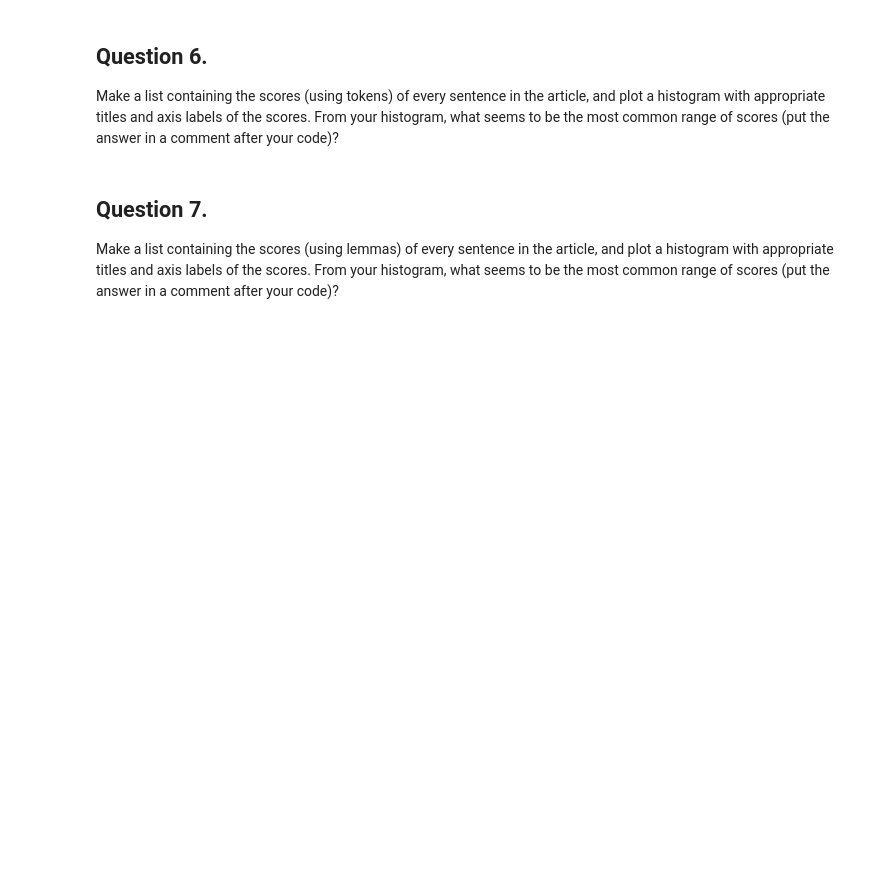
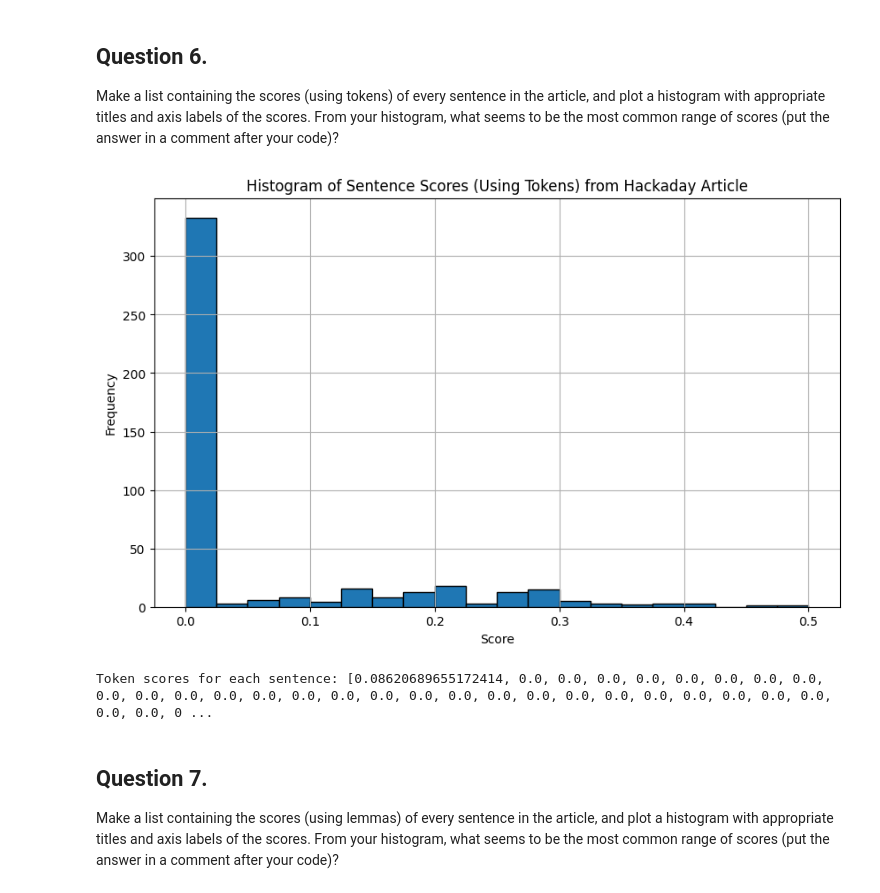
Before and after one commit to trentrueckert/mod6-web-scraping, a Jupyter notebook: web-scraping.ipynb, the cells around one changed output. Saved outputs shown, nothing was run; the diff lists cells and outputs as text; code cells hidden in the pictures; blank space fills up the shorter version.

```diff
--- a/web-scraping.ipynb
+++ b/web-scraping.ipynb
@@ -177,6 +230,63 @@ You may find some of the code from the in class notes useful; feel free to use m
 ## Question 6.
 
 Make a list containing the scores (using tokens) of every sentence in the article, and plot a histogram with appropriate titles and axis labels of the scores. From your histogram, what seems to be the most common range of scores (put the answer in a comment after your code)?
+# %%
+import matplotlib.pyplot as plt
+
+# Initialize the spaCy pipeline
+nlp = spacy.load("en_core_web_sm")
+
+# Parse the HTML content
+soup = BeautifulSoup(loaded_html, 'html.parser')
+
+# Extract the text from the HTML
+article_text = soup.get_text()
+
+def score_sentence_by_token(sentence, interesting_tokens):
+    # Process the sentence with spaCy to get a doc object
+    doc = nlp(sentence)
+
+    # Count the number of interesting tokens
+    token_count = sum(1 for token in doc if token.text.lower() in interesting_tokens)
+
+    # Calculate the score: interesting tokens divided by total tokens in sentence
+    total_words = len([token for token in doc if not token.is_space and not token.is_punct])
+
+    if total_words> 0:
+        return token_count / total_words
+    else:
+        return 0
+
+# Split the article text into sentences
+doc = nlp(article_text)
+sentences = list(doc.sents)
+
+# Interesting tokens (from Q3)
+interesting_tokens = ["comment", "2021", "march", "says", "report"]
+
+# List to store scores of all sentences
+token_scores = []
+
+# Iterate over each sentence in the document and calculate token scores
+for sentence in doc.sents:
+    score = score_sentence_by_token(sentence.text, interesting_tokens)
+    token_scores.append(score)
+
+# Histogram of sentence scores
+plt.figure(figsize=(10, 6))
+plt.hist(token_scores, bins=20, edgecolor='black')
+plt.title('Histogram of Sentence Scores (Using Tokens) from Hackaday Article')
+plt.xlabel('Score')
+plt.ylabel('Frequency')
+plt.grid(True)
+plt.show()
+
+print(f"Token scores for each sentence: {token_scores}")
+
+# The most common range of scores seems to be from 0 to 0.025.
+# %% [output]
+[figure, added]
+Token scores for each sentence: [0.08620689655172414, 0.0, 0.0, 0.0, 0.0, 0.0, 0.0, 0.0, 0.0, 0.0, 0.0, 0.0, 0.0, 0.0, 0.0, 0.0, 0.0, 0.0, 0.0, 0.0, 0.0, 0.0, 0.0, 0.0, 0.0, 0.0, 0.0, 0.0, 0.0, 0.0, 0 ...
 # %% [markdown]
 ## Question 7.
 
```
Also changed, not shown: parts of 3 cells of this notebook.
